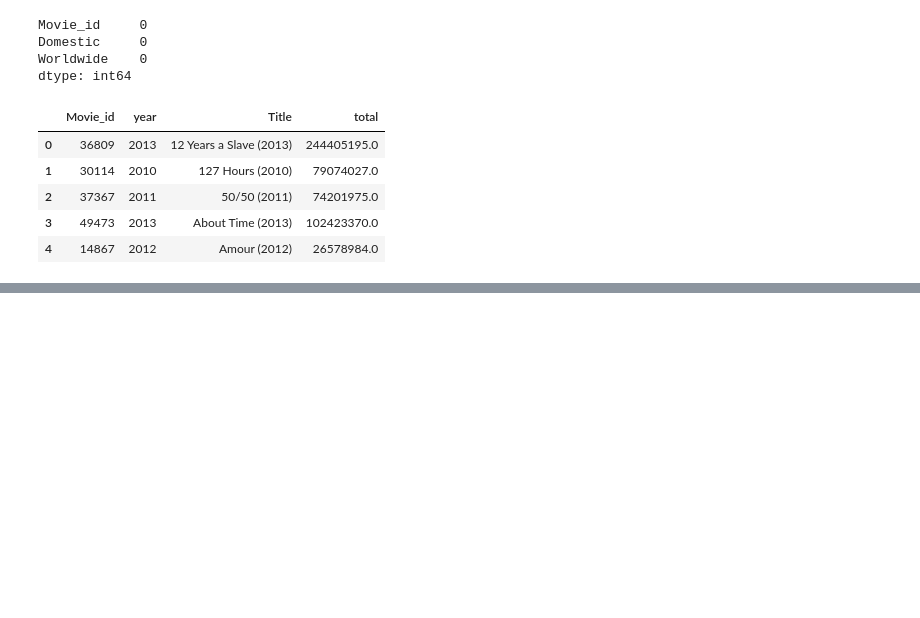
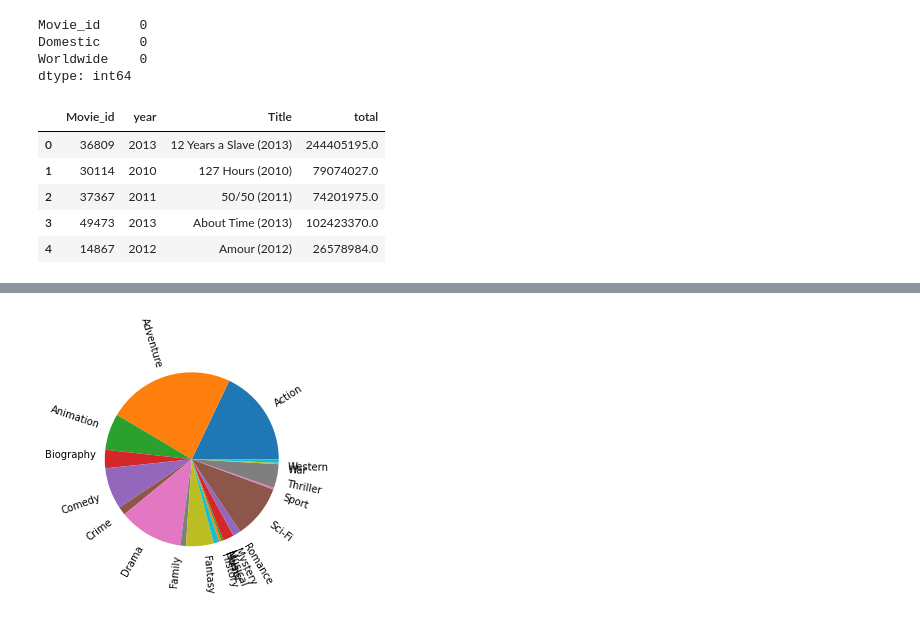
Before and after one commit to chirag-3/IMDB-data-exploratory-data-analysis, a Jupyter notebook: IMDB Exploratory Data Analysis.ipynb, the cells around one changed output, grey strips where cells are left out. Saved outputs shown, nothing was run; the diff lists cells and outputs as text; code cells hidden in the pictures; blank space fills up the shorter version.

Commit message:
genre wise earning

```diff
--- a/IMDB Exploratory Data Analysis.ipynb
+++ b/IMDB Exploratory Data Analysis.ipynb
@@ -546,0 +549,6 @@ plt.show()
+# %%
+genre_earning = pd.read_sql_query('''select genre.genre as genre,sum(earning.Domestic+earning.Worldwide) as total
+                                     from genre
+                                     join earning
+                                     on earning.Movie_id = genre.Movie_id
+                                     group by genre''',db)
@@ -546,0 +575,4 @@ plt.show()
+# %%
+genre_earning = genre_earning.iloc[1:,:]
+# %%
+genre_earning['total'] = (genre_earning['total']/sum(genre_earning['total']))*100
@@ -546,0 +605,7 @@ plt.show()
+# %%
+import matplotlib.pyplot as plt
+
+plt.pie(genre_earning['total'],labels=genre_earning['genre'],rotatelabels=True)
+plt.show()
+# %% [output]
+[figure, added]
```
Also changed, not shown: parts of 46 cells of this notebook.
